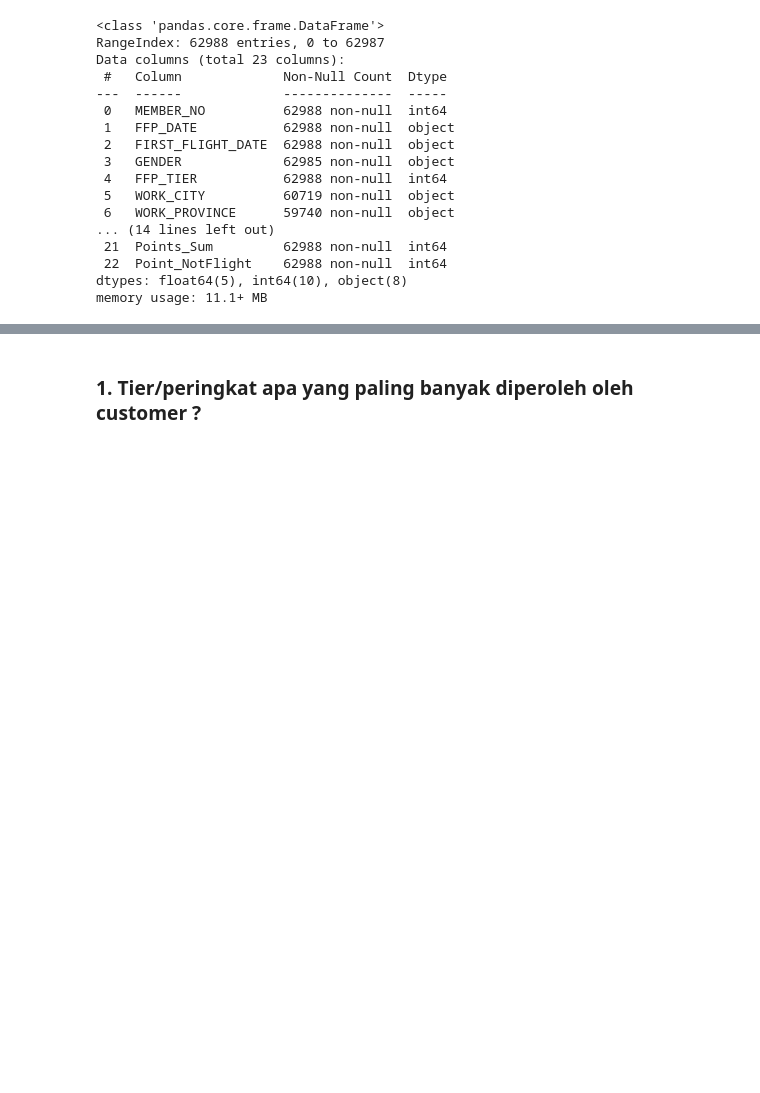
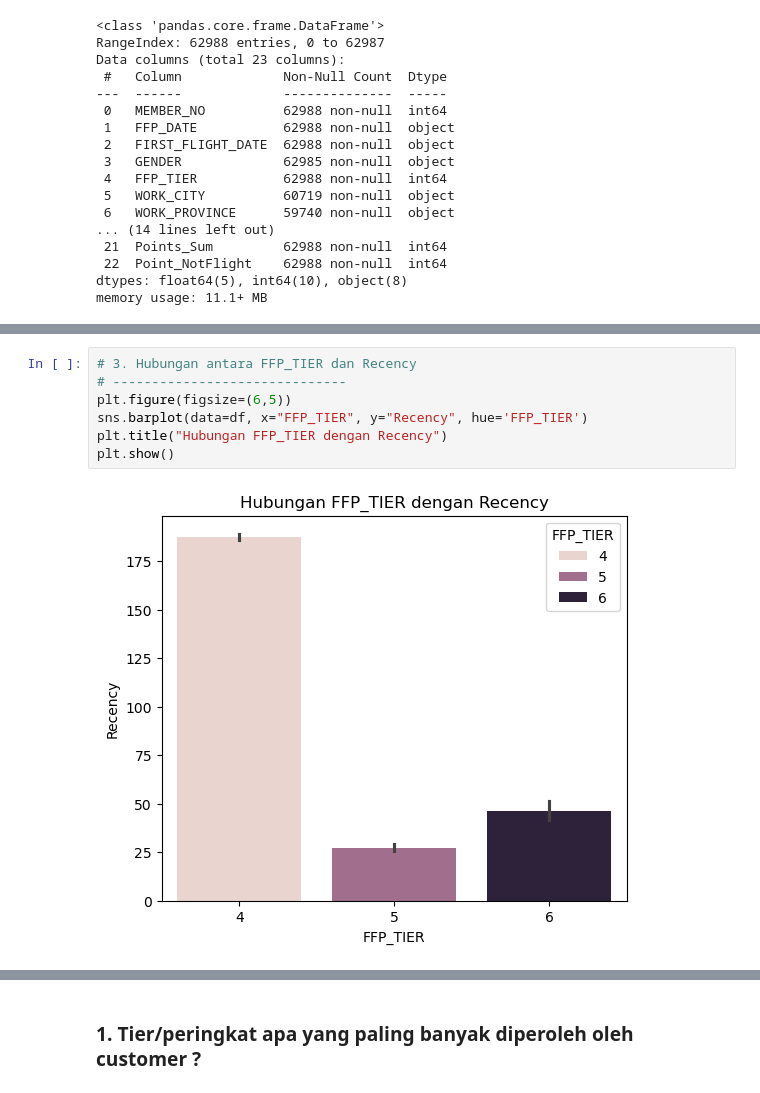
Before and after one commit to agirahmawandi/hw_unsupervised_learning, a Jupyter notebook: Agi_rahmawandi_batch57_Unsupervised_Learning.ipynb, the cells around one changed output, grey strips where cells are left out. Saved outputs shown, nothing was run; the diff lists cells and outputs as text; blank space fills up the shorter version.

```diff
--- a/Agi_rahmawandi_batch57_Unsupervised_Learning.ipynb
+++ b/Agi_rahmawandi_batch57_Unsupervised_Learning.ipynb
@@ -48,0 +79,9 @@ memory usage: 11.1+ MB
+# %%
+# 3. Hubungan antara FFP_TIER dan Recency
+# ------------------------------
+plt.figure(figsize=(6,5))
+sns.barplot(data=df, x="FFP_TIER", y="Recency", hue='FFP_TIER')
+plt.title("Hubungan FFP_TIER dengan Recency")
+plt.show()
+# %% [output]
+[figure, added]
```
Also changed, not shown: parts of 25 cells of this notebook, 6 other files.
